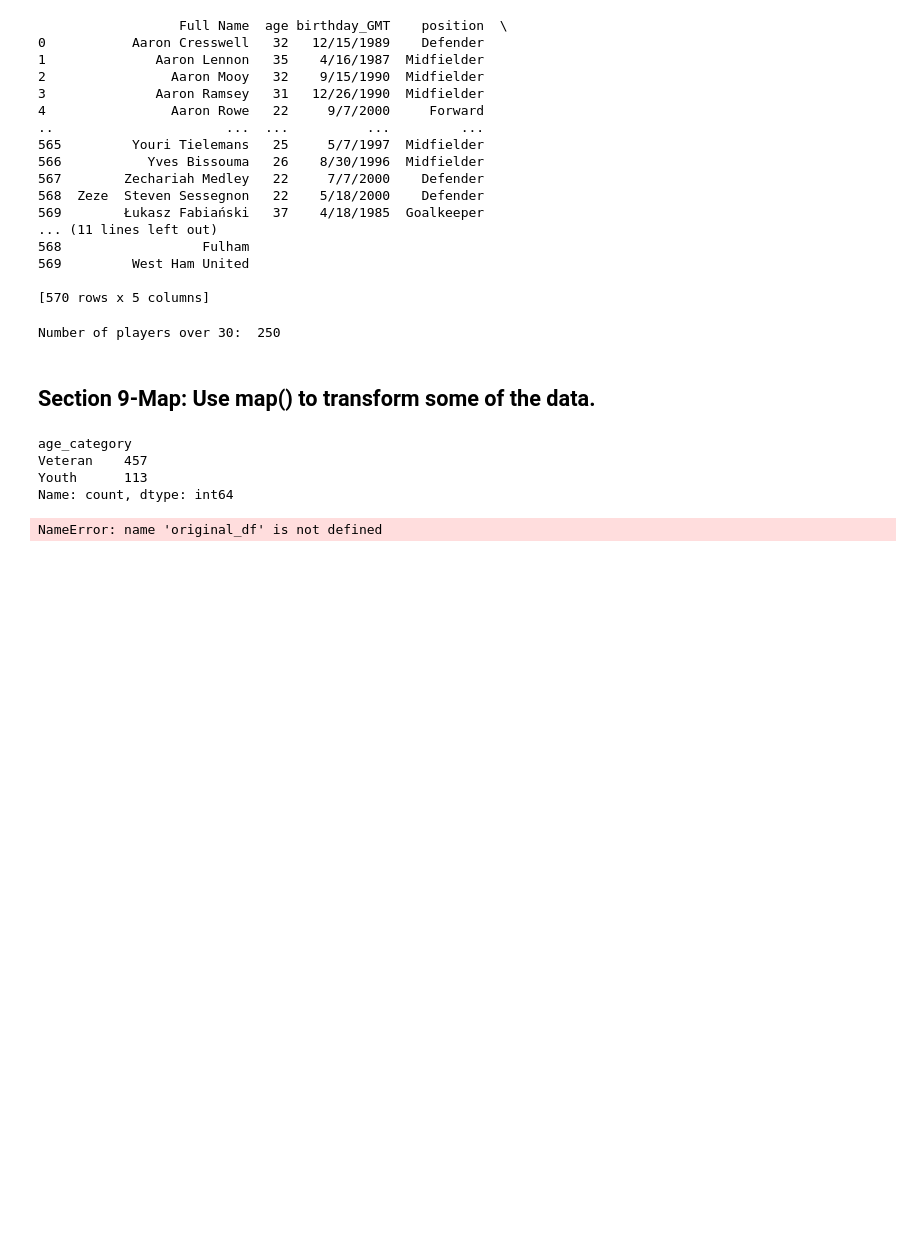
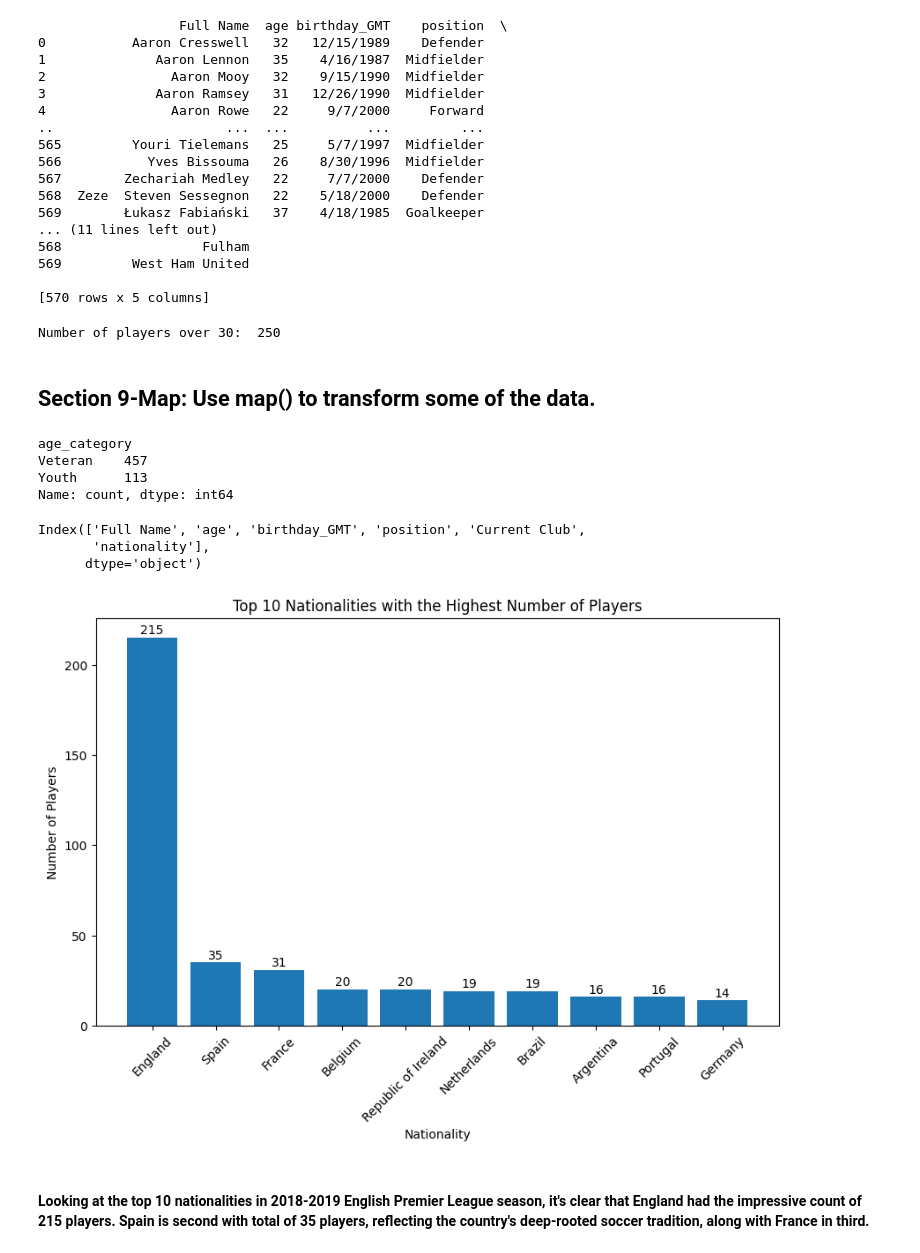
Before and after one commit to sshres10/datafun-06-projects, a Jupyter notebook: task3_players.ipynb, the cells around one changed output. Cells and saved outputs as stored; diff of their text form; code cells hidden in the pictures; blank space fills up the shorter version.

```diff
--- a/task3_players.ipynb
+++ b/task3_players.ipynb
@@ -204,7 +204,38 @@ age_category
 Veteran    457
 Youth      113
 Name: count, dtype: int64
+# %%
+df = pd.read_csv('players.csv')
 # %%
-df = original_df[['Full Name', 'age', 'birthday_GMT', 'position', 'Current Club', 'nationality']]
+df = df[['Full Name', 'age', 'birthday_GMT', 'position', 'Current Club', 'nationality']]
+
+print(df.columns)
 # %% [output]
-NameError: name 'original_df' is not defined
+Index(['Full Name', 'age', 'birthday_GMT', 'position', 'Current Club',
+       'nationality'],
+      dtype='object')
+# %%
+
+# Count the number of players from each nationality
+nationality_counts = df['nationality'].value_counts()
+
+# Create a bar chart for the top 10 nationalities
+plt.figure(figsize=(10,6))
+bars = plt.bar(nationality_counts[:10].index, nationality_counts[:10].values)
+plt.title('Top 10 Nationalities with the Highest Number of Players')
+plt.xlabel('Nationality')
+plt.ylabel('Number of Players')
+
+# Rotate x-axis labels
+plt.xticks(rotation=45)
+
+# Add labels on top of the bars
+for bar in bars:
+    yval = bar.get_height()
+    plt.text(bar.get_x() + bar.get_width()/2, yval + 0.5, yval, ha='center', va='bottom')
+
+plt.show()
+# %% [output]
+[figure, added]
+# %% [markdown]
+#### Looking at the top 10 nationalities in 2018-2019 English Premier League season, it's clear that England had the impressive count of 215 players. Spain is second with total of 35 players, reflecting the country's deep-rooted soccer tradition, along with France in third.
```
